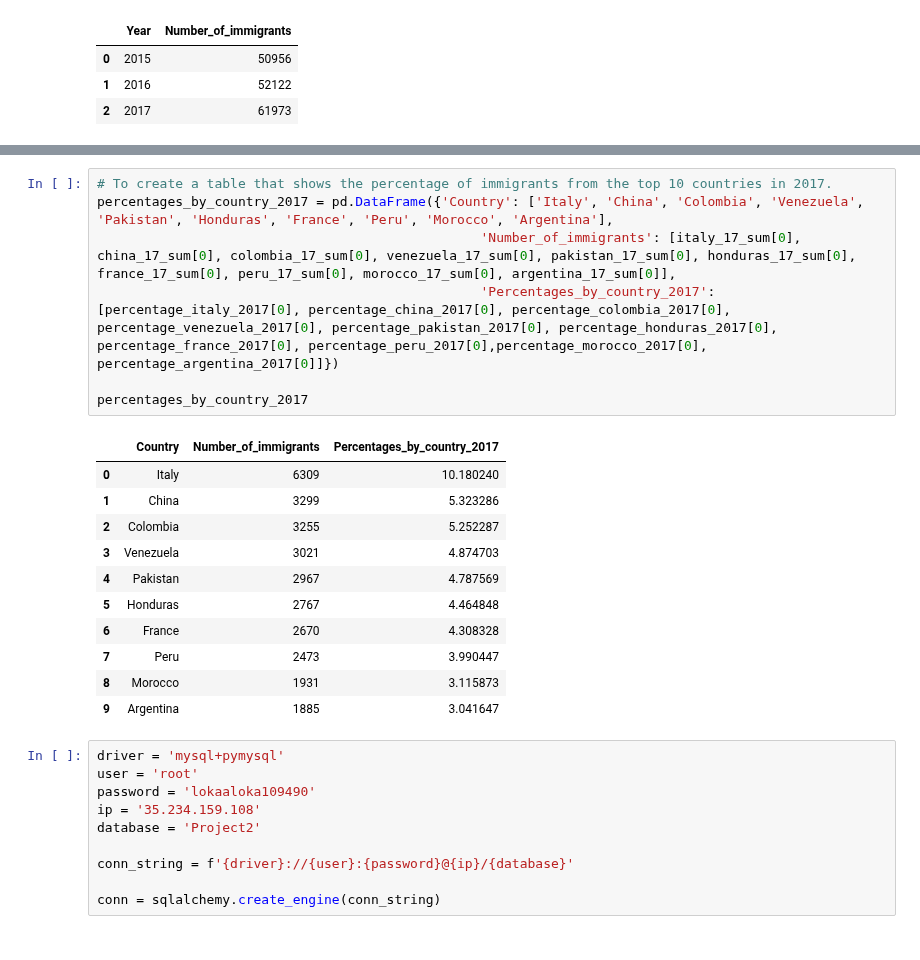
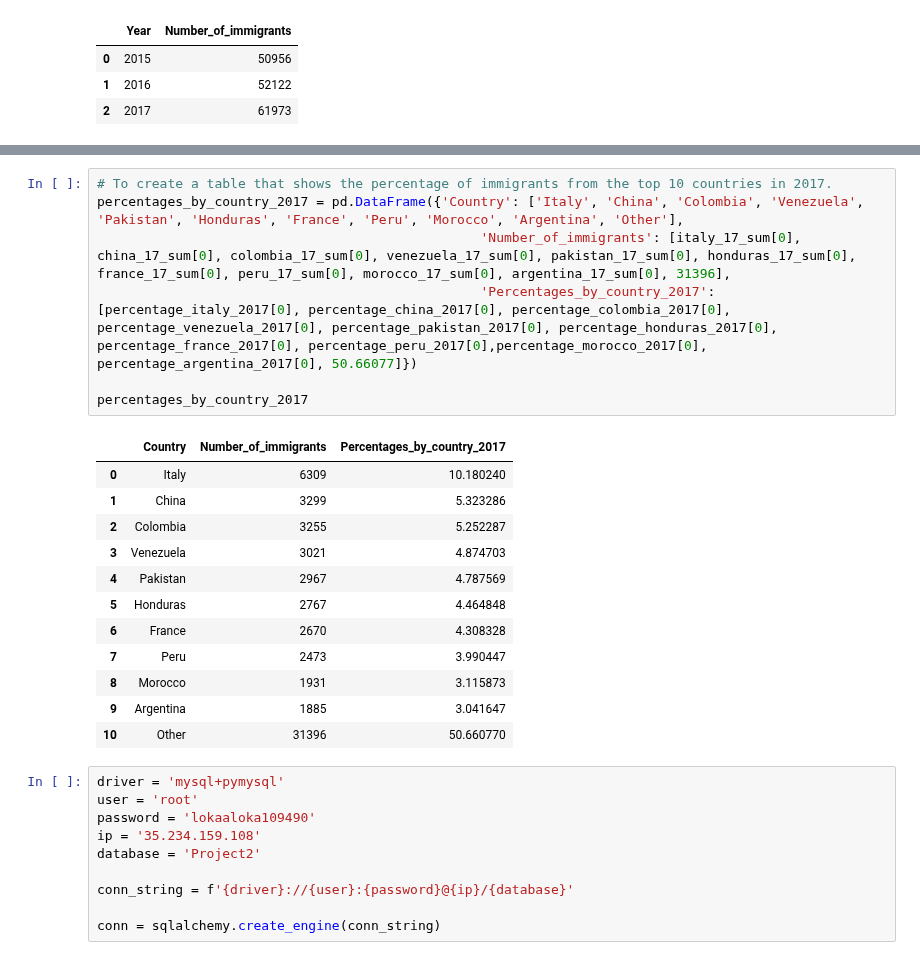
Before and after one commit to ta-data-bcn/Project-Week-2-Barcelona, a Jupyter notebook: your-project/immigrants_by_nationalities.ipynb, the cells around one changed output, grey strips where cells are left out. Cells and saved outputs as stored; diff of their text form.

```diff
--- a/your-project/immigrants_by_nationalities.ipynb
+++ b/your-project/immigrants_by_nationalities.ipynb
@@ -480,22 +483,23 @@ percentages_by_country_2016
 # %%
 # To create a table that shows the percentage of immigrants from the top 10 countries in 2017.
-percentages_by_country_2017 = pd.DataFrame({'Country': ['Italy', 'China', 'Colombia', 'Venezuela', 'Pakistan', 'Honduras', 'France', 'Peru', 'Morocco', 'Argentina'],
-                                                 'Number_of_immigrants': [italy_17_sum[0], china_17_sum[0], colombia_17_sum[0], venezuela_17_sum[0], pakistan_17_sum[0], honduras_17_sum[0], france_17_sum[0], peru_17_sum[0], morocco_17_sum[0], argentina_17_sum[0]],
-                                                 'Percentages_by_country_2017': [percentage_italy_2017[0], percentage_china_2017[0], percentage_colombia_2017[0], percentage_venezuela_2017[0], percentage_pakistan_2017[0], percentage_honduras_2017[0], percentage_france_2017[0], percentage_peru_2017[0],percentage_morocco_2017[0], percentage_argentina_2017[0]]})
+percentages_by_country_2017 = pd.DataFrame({'Country': ['Italy', 'China', 'Colombia', 'Venezuela', 'Pakistan', 'Honduras', 'France', 'Peru', 'Morocco', 'Argentina', 'Other'],
+                                                 'Number_of_immigrants': [italy_17_sum[0], china_17_sum[0], colombia_17_sum[0], venezuela_17_sum[0], pakistan_17_sum[0], honduras_17_sum[0], france_17_sum[0], peru_17_sum[0], morocco_17_sum[0], argentina_17_sum[0], 31396],
+                                                 'Percentages_by_country_2017': [percentage_italy_2017[0], percentage_china_2017[0], percentage_colombia_2017[0], percentage_venezuela_2017[0], percentage_pakistan_2017[0], percentage_honduras_2017[0], percentage_france_2017[0], percentage_peru_2017[0],percentage_morocco_2017[0], percentage_argentina_2017[0], 50.66077]})
 
 percentages_by_country_2017
 # %% [output]
 |  | Country | Number_of_immigrants | Percentages_by_country_2017 |
 | 0 | Italy | 6309 | 10.180240 |
 | 1 | China | 3299 | 5.323286 |
 | 2 | Colombia | 3255 | 5.252287 |
 | 3 | Venezuela | 3021 | 4.874703 |
 | 4 | Pakistan | 2967 | 4.787569 |
 | 5 | Honduras | 2767 | 4.464848 |
 | 6 | France | 2670 | 4.308328 |
 | 7 | Peru | 2473 | 3.990447 |
 | 8 | Morocco | 1931 | 3.115873 |
 | 9 | Argentina | 1885 | 3.041647 |
+| 10 | Other | 31396 | 50.660770 |
 # %%
 driver = 'mysql+pymysql'
 user = 'root'
```
Also changed, not shown: parts of 8 cells of this notebook, 1 other file.
